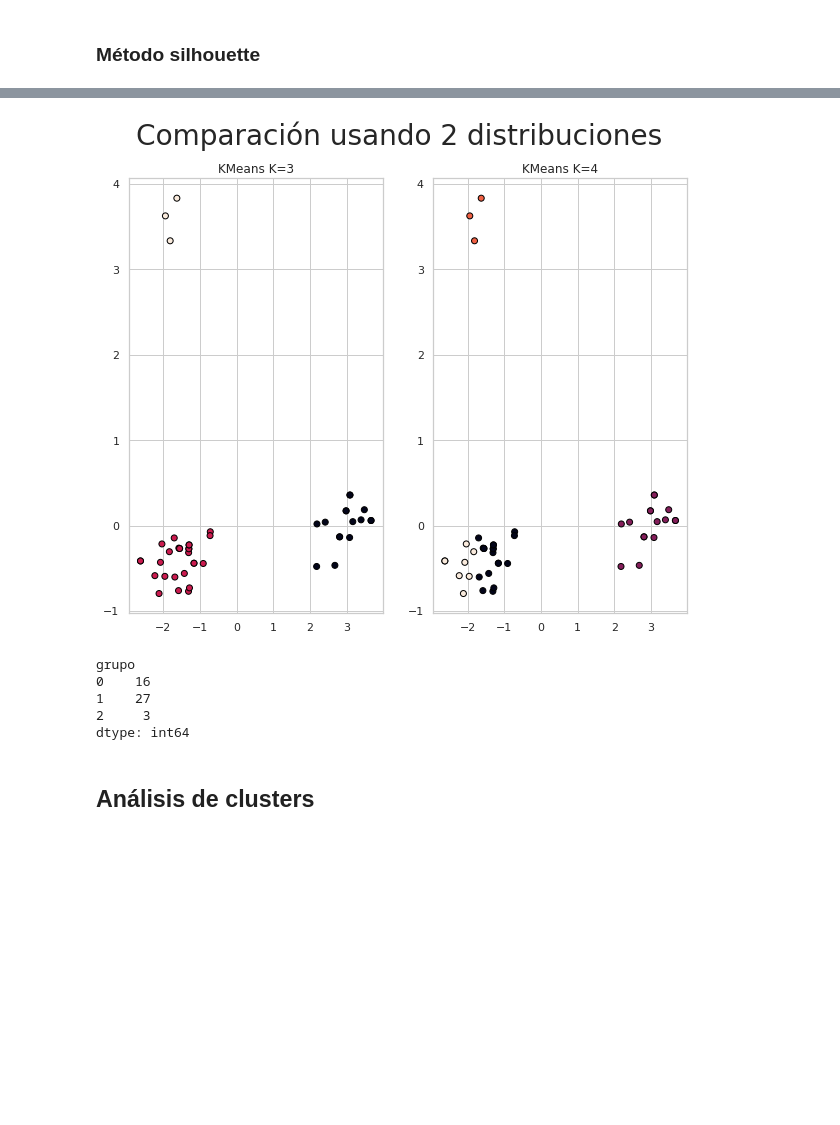
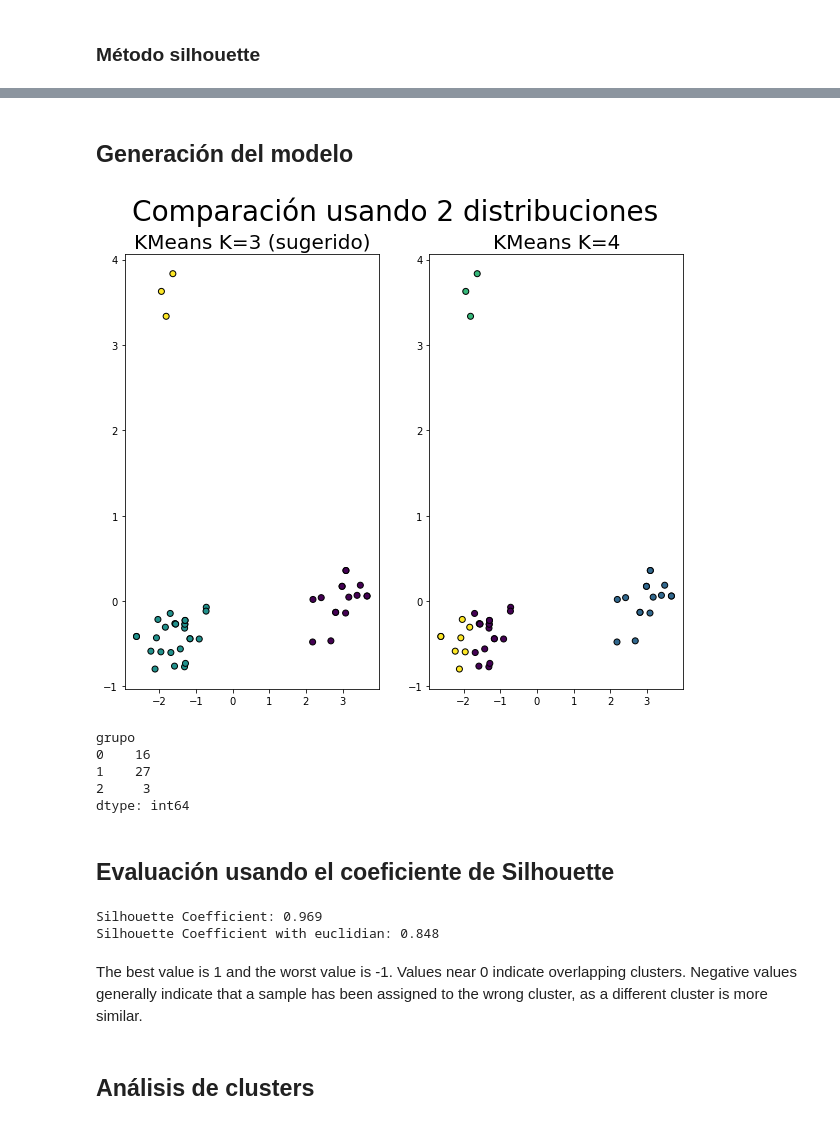
Before and after one commit to jamezahidalgo/PilotoTutoria, a Jupyter notebook: PRY_ModeloTutoria.ipynb, the cells around one changed output, grey strips where cells are left out. Saved outputs shown, nothing was run; the diff lists cells and outputs as text; code cells hidden in the pictures; blank space fills up the shorter version.

```diff
--- a/PRY_ModeloTutoria.ipynb
+++ b/PRY_ModeloTutoria.ipynb
@@ -336,7 +342,7 @@ def get_cluster_silhoutte(n_pca, max_clusters = 11, algorithm = None):
                         algorithm = x_algorithm
                     )
     cluster_labels = modelo_kmeans.fit_predict(PCA_components.iloc[:,:n_pca])
-    silhouette_avg = silhouette_score(PCA_components.iloc[:,:n_pca], cluster_labels)
+    silhouette_avg = silhouette_score(PCA_components.iloc[:,:n_pca], cluster_labels, metric="sqeuclidean")
     valores_medios_silhouette.append(silhouette_avg)
   return list(range(2,max_clusters))[np.argmax(valores_medios_silhouette)], valores_medios_silhouette, range_n_clusters
 
@@ -365,7 +365,7 @@ Cluster ideal, usando índices silhouette con algoritmo elkan es 3
 # %%
 n_pca = 8
 for alg in ['auto', 'elkan']:
-  ideal_number, values, rc = get_cluster_silhoutte(8)
+  ideal_number, values, rc = get_cluster_silhoutte(n_pca)
   print("Cluster ideal = {1}\n usando índices silhouette con parámetros\n algoritmo {0} y N_PCA {2}".format(alg, ideal_number, n_pca))
   graphic_view(rc, values, alg)
 # %% [output]
@@ -380,39 +426,40 @@ Cluster ideal = 3
+# %% [markdown]
+## Generación del modelo
 # %%
 fig, ax = plt.subplots(1, 2, figsize=(10, 8))
-
-# Resultados para K = 5
+x_algorithm = 'auto'
+# Resultados para K = valor ideal de acuerdo a los métodos anteriores
 # ==============================================================================
-#modelo_kmeans = KMeans(n_clusters=5, n_init=20, random_state=29).fit_predict(X=X_features_scaled)
-modelo_kmeans = KMeans(n_clusters=ideal_number, random_state=29,
-                       algorithm='elkan').fit(X=PCA_components.iloc[:,:2])
+modelo_kmeans = KMeans(n_clusters = ideal_number, random_state=29,
+                       algorithm = x_algorithm).fit(X=PCA_components.iloc[:,:2])
 y_predict_a = modelo_kmeans.predict(PCA_components.iloc[:,:2])
 
 ax[0].scatter(
         x = PCA_components[0],
         y = PCA_components[1],
         c = y_predict_a,
         marker    = 'o',
         edgecolor = 'black'
     )
-ax[0].set_title('KMeans K={}'.format(ideal_number));
+ax[0].set_title('KMeans K={} (sugerido)'.format(ideal_number), fontsize=20);
 
 # Resultados para K = una unidad más de la propuesta ideal
 # ==============================================================================
 
 y_predict_b = KMeans(n_clusters=ideal_number+1, random_state=29,
-                     algorithm='elkan').fit_predict(X=PCA_components.iloc[:,:2])
+                     algorithm = x_algorithm).fit_predict(X=PCA_components.iloc[:,:2])
 ax[1].scatter(
         x = PCA_components[0],
         y = PCA_components[1],
         c = y_predict_b,
         marker    = 'o',
         edgecolor = 'black'
     )
-ax[1].set_title('KMeans K={}'.format(ideal_number+1))
+ax[1].set_title('KMeans K={}'.format(ideal_number+1), fontsize=20)
 plt.suptitle("Comparación usando 2 distribuciones", fontsize=28)
 plt.show()
 # %% [output]
-[figure, old version]
+[figure, new version]
 # %%
 pd.DataFrame(y_predict_a, columns=['grupo']).groupby("grupo").size()
 # %% [output]
@@ -421,6 +468,23 @@ grupo
 1    27
 2     3
 dtype: int64
+# %% [markdown]
+## Evaluación usando el coeficiente de Silhouette
+# %%
+print(
+    "Silhouette Coefficient: %0.3f"
+    % silhouette_score(PCA_components.iloc[:,:2], y_predict_a, metric="sqeuclidean")
+)
+
+print(
+    "Silhouette Coefficient with euclidian: %0.3f"
+    % silhouette_score(PCA_components.iloc[:,:2], y_predict_a)
+)
+# %% [output]
+Silhouette Coefficient: 0.969
+Silhouette Coefficient with euclidian: 0.848
+# %% [markdown]
+The best value is 1 and the worst value is -1. Values near 0 indicate overlapping clusters. Negative values generally indicate that a sample has been assigned to the wrong cluster, as a different cluster is more similar.
 # %% [markdown]
 ## Análisis de clusters
 # %% [markdown]
```
Also changed, not shown: parts of 16 cells of this notebook.
